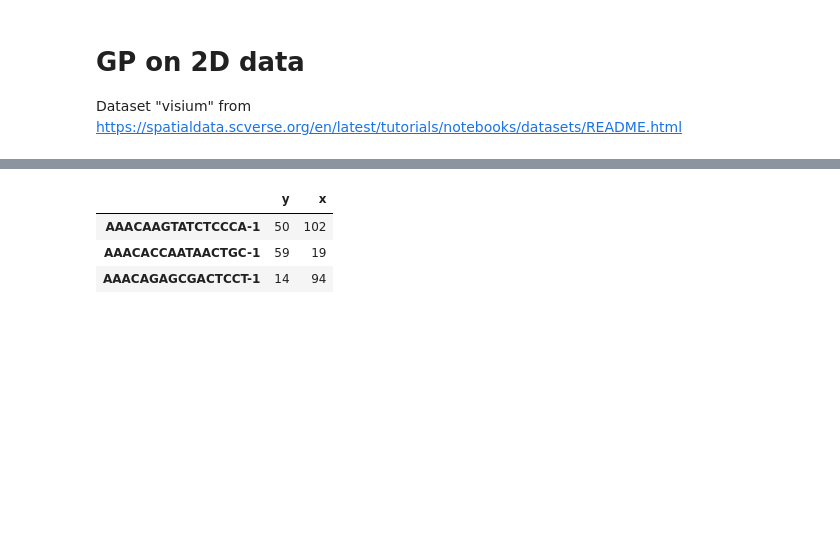
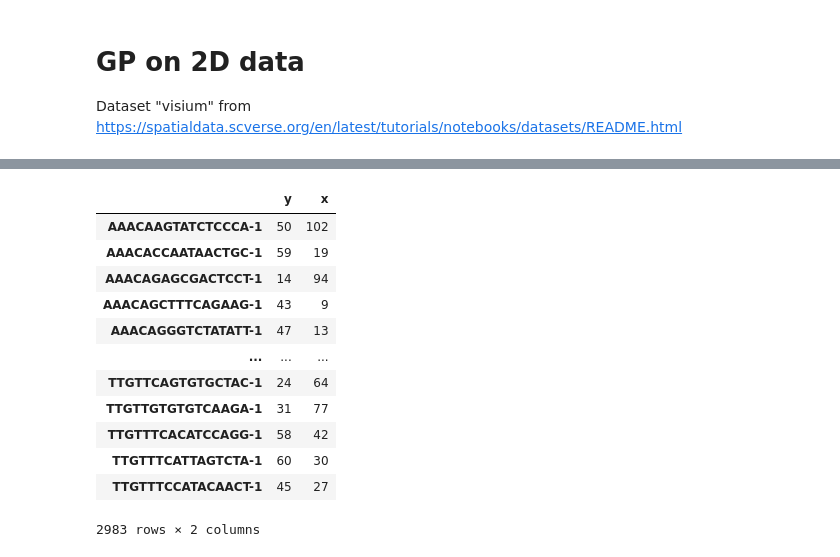
Before and after one commit to bioFAM/cellij, a Jupyter notebook: notebooks/cellij_2D_gp.ipynb, the cells around one changed output, grey strips where cells are left out. Cells and saved outputs as stored; diff of their text form; code cells hidden in the pictures; blank space fills up the shorter version.

```diff
--- a/notebooks/cellij_2D_gp.ipynb
+++ b/notebooks/cellij_2D_gp.ipynb
@@ -35,2 +41,4 @@ visium_sdata = sd.read_zarr("/Users/tim.treis/Documents/GitHub/spatialdata-noteb
 # %%
 sdata = visium_sdata.filter_by_coordinate_system("ST8059048")
+adata = sdata.table
+adata
@@ -36,0 +56,3 @@ sdata = visium_sdata.filter_by_coordinate_system("ST8059048")
+# %%
+adata.var['mt'] = adata.var_names.str.startswith('MT-')  # annotate the group of mitochondrial genes as 'mt'
+sc.pp.calculate_qc_metrics(adata, qc_vars=['mt'], percent_top=None, log1p=False, inplace=True)
@@ -36,0 +65,2 @@ sdata = visium_sdata.filter_by_coordinate_system("ST8059048")
+# %%
+adata = adata[adata.obs.n_genes_by_counts < 53000, :]
@@ -36,0 +76,2 @@ sdata = visium_sdata.filter_by_coordinate_system("ST8059048")
+# %%
+adata = adata[:, adata.var.highly_variable]
@@ -37,13 +89,22 @@ sdata = visium_sdata.filter_by_coordinate_system("ST8059048")
 # %%
-obs = sdata.table.obs
+obs = adata.obs
 obs = obs[["array_row", "array_col", "spot_id"]]
 # obs.index = [f"spot_{i:04}" for i in obs.spot_id.values.tolist()]
 del obs["spot_id"]
 obs.columns = ["y", "x"]
-obs.head(3)
+obs
 # %% [output]
 |  | y | x |
 | AAACAAGTATCTCCCA-1 | 50 | 102 |
 | AAACACCAATAACTGC-1 | 59 | 19 |
 | AAACAGAGCGACTCCT-1 | 14 | 94 |
+| AAACAGCTTTCAGAAG-1 | 43 | 9 |
+| AAACAGGGTCTATATT-1 | 47 | 13 |
+| ... | ... | ... |
+| TTGTTCAGTGTGCTAC-1 | 24 | 64 |
+| TTGTTGTGTGTCAAGA-1 | 31 | 77 |
+| TTGTTTCACATCCAGG-1 | 58 | 42 |
+| TTGTTTCATTAGTCTA-1 | 60 | 30 |
+| TTGTTTCCATACAACT-1 | 45 | 27 |
+2983 rows × 2 columns
 # %%
```
Also changed, not shown: parts of 28 cells of this notebook.
